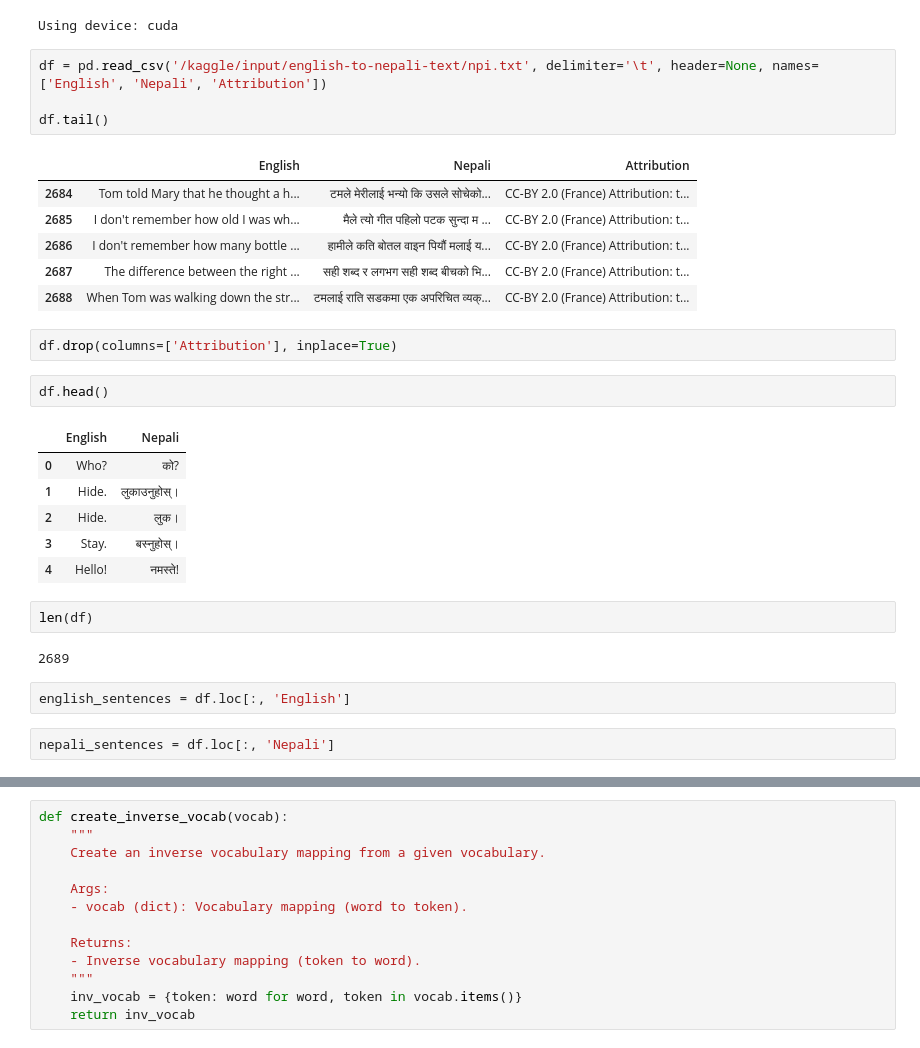
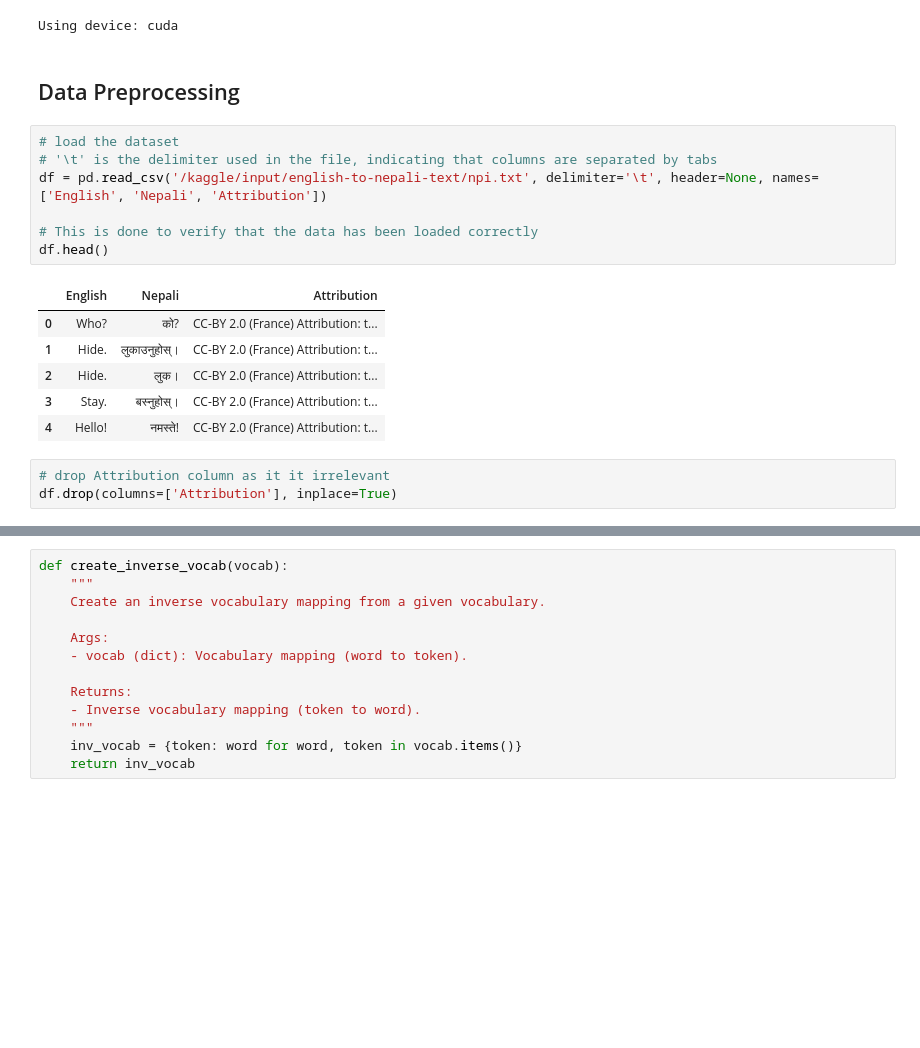
Before and after one commit to kalo-biralo/grit_fellowship, a Jupyter notebook: seq2seq-without-attention.ipynb, the cells around one changed output, grey strips where cells are left out. Cells and saved outputs as stored; diff of their text form; blank space fills up the shorter version.

```diff
--- a/seq2seq-without-attention.ipynb
+++ b/seq2seq-without-attention.ipynb
@@ -17,33 +17,22 @@ device = torch.device("cuda" if torch.cuda.is_available() else "cpu")
 print(f"Using device: {device}")
 # %% [output]
 Using device: cuda
+# %% [markdown]
+## Data Preprocessing
 # %%
+# load the dataset
+# '\t' is the delimiter used in the file, indicating that columns are separated by tabs
 df = pd.read_csv('/kaggle/input/english-to-nepali-text/npi.txt', delimiter='\t', header=None, names=['English', 'Nepali', 'Attribution'])
 
-df.tail()
+# This is done to verify that the data has been loaded correctly
+df.head()
 # %% [output]
 |  | English | Nepali | Attribution |
-| 2684 | Tom told Mary that he thought a h... | टमले मेरीलाई भन्यो कि उसले सोचेको... | CC-BY 2.0 (France) Attribution: t... |
-| 2685 | I don't remember how old I was wh... | मैले त्यो गीत पहिलो पटक सुन्दा म ... | CC-BY 2.0 (France) Attribution: t... |
-| 2686 | I don't remember how many bottle ... | हामीले कति बोतल वाइन पियौं मलाई य... | CC-BY 2.0 (France) Attribution: t... |
-| 2687 | The difference between the right ... | सही शब्द र लगभग सही शब्द बीचको भि... | CC-BY 2.0 (France) Attribution: t... |
-| 2688 | When Tom was walking down the str... | टमलाई राति सडकमा एक अपरिचित व्यक्... | CC-BY 2.0 (France) Attribution: t... |
+| 0 | Who? | को? | CC-BY 2.0 (France) Attribution: t... |
+| 1 | Hide. | लुकाउनुहोस्। | CC-BY 2.0 (France) Attribution: t... |
+| 2 | Hide. | लुक। | CC-BY 2.0 (France) Attribution: t... |
+| 3 | Stay. | बस्नुहोस्। | CC-BY 2.0 (France) Attribution: t... |
+| 4 | Hello! | नमस्ते! | CC-BY 2.0 (France) Attribution: t... |
 # %%
+# drop Attribution column as it it irrelevant
 df.drop(columns=['Attribution'], inplace=True)
-# %%
-df.head()
-# %% [output]
-|  | English | Nepali |
-| 0 | Who? | को? |
-| 1 | Hide. | लुकाउनुहोस्। |
-| 2 | Hide. | लुक। |
-| 3 | Stay. | बस्नुहोस्। |
-| 4 | Hello! | नमस्ते! |
-# %%
-len(df)
-# %% [output]
-2689
-# %%
-english_sentences = df.loc[:, 'English']
-# %%
-nepali_sentences = df.loc[:, 'Nepali']
```
Also changed, not shown: parts of 83 cells of this notebook.
